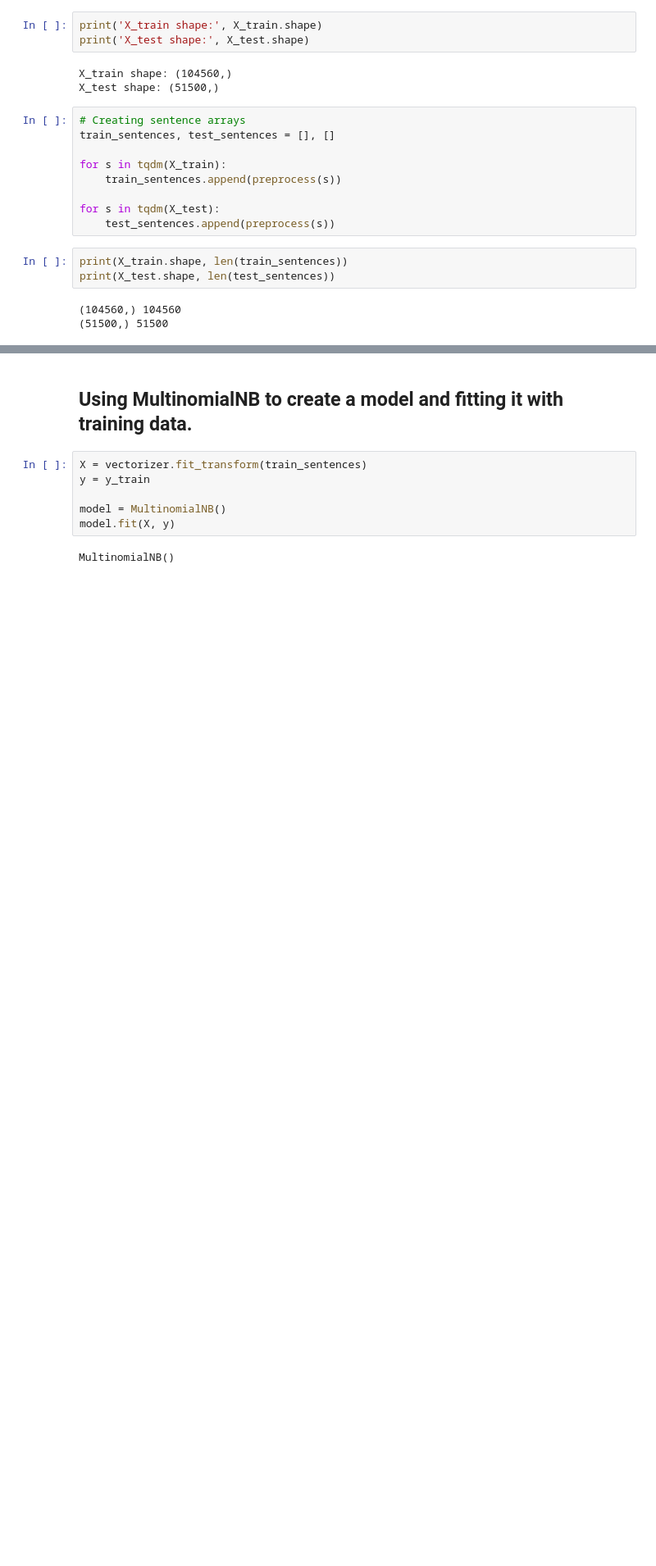
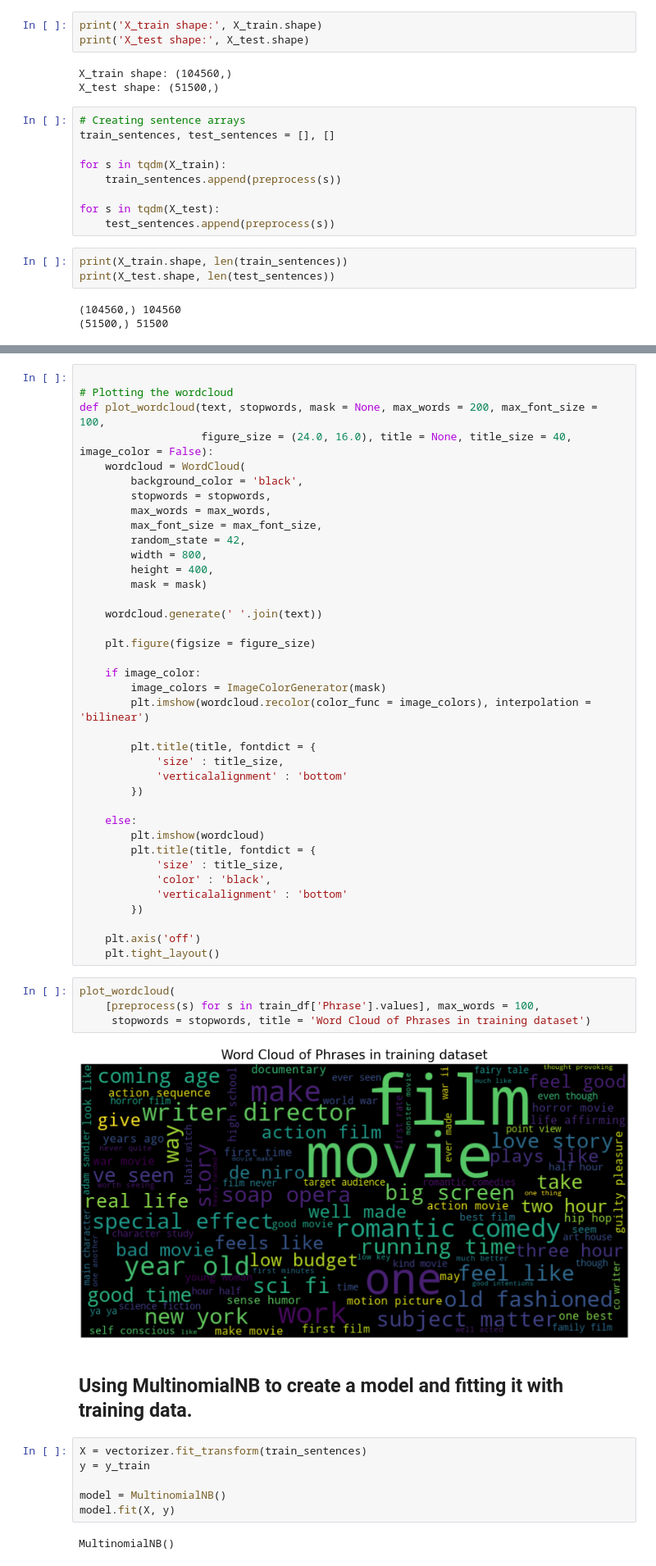
Before and after one commit to hwangswan/movie-reviews-sa, a Jupyter notebook: MovieReviewSA_multinomialNB.ipynb, the cells around one changed output, grey strips where cells are left out. Shown at 82% size. Saved outputs shown, nothing was run; the diff lists cells and outputs as text; blank space fills up the shorter version.

```diff
--- a/MovieReviewSA_multinomialNB.ipynb
+++ b/MovieReviewSA_multinomialNB.ipynb
@@ -158,3 +179,47 @@ print(X_test.shape, len(test_sentences))
+# %%
+
+# Plotting the wordcloud
+def plot_wordcloud(text, stopwords, mask = None, max_words = 200, max_font_size = 100,
+                   figure_size = (24.0, 16.0), title = None, title_size = 40, image_color = False):
+    wordcloud = WordCloud(
+        background_color = 'black',
+        stopwords = stopwords,
+        max_words = max_words,
+        max_font_size = max_font_size,
+        random_state = 42,
+        width = 800,
+        height = 400,
+        mask = mask)
+
+    wordcloud.generate(' '.join(text))
+
+    plt.figure(figsize = figure_size)
+
+    if image_color:
+        image_colors = ImageColorGenerator(mask)
+        plt.imshow(wordcloud.recolor(color_func = image_colors), interpolation = 'bilinear')
+
+        plt.title(title, fontdict = {
+            'size' : title_size,
+            'verticalalignment' : 'bottom'
+        })
+
+    else:
+        plt.imshow(wordcloud)
+        plt.title(title, fontdict = {
+            'size' : title_size,
+            'color' : 'black',
+            'verticalalignment' : 'bottom'
+        })
+
+    plt.axis('off')
+    plt.tight_layout()
+# %%
+plot_wordcloud(
+    [preprocess(s) for s in train_df['Phrase'].values], max_words = 100,
+     stopwords = stopwords, title = 'Word Cloud of Phrases in training dataset')
+# %% [output]
+[figure, added]
 # %% [markdown]
 ## Using MultinomialNB to create a model and fitting it with training data.
 # %%
```
Also changed, not shown: parts of 7 cells of this notebook.
